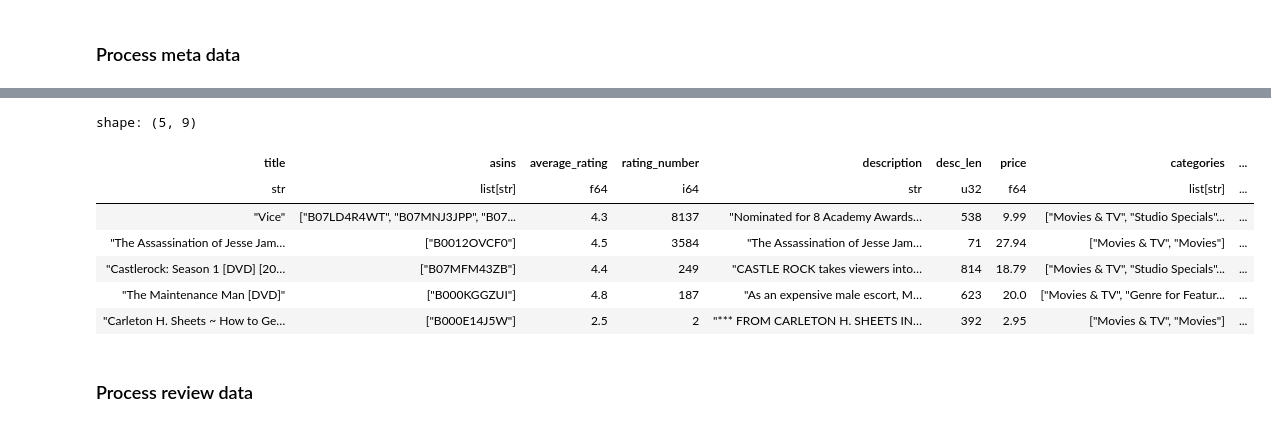
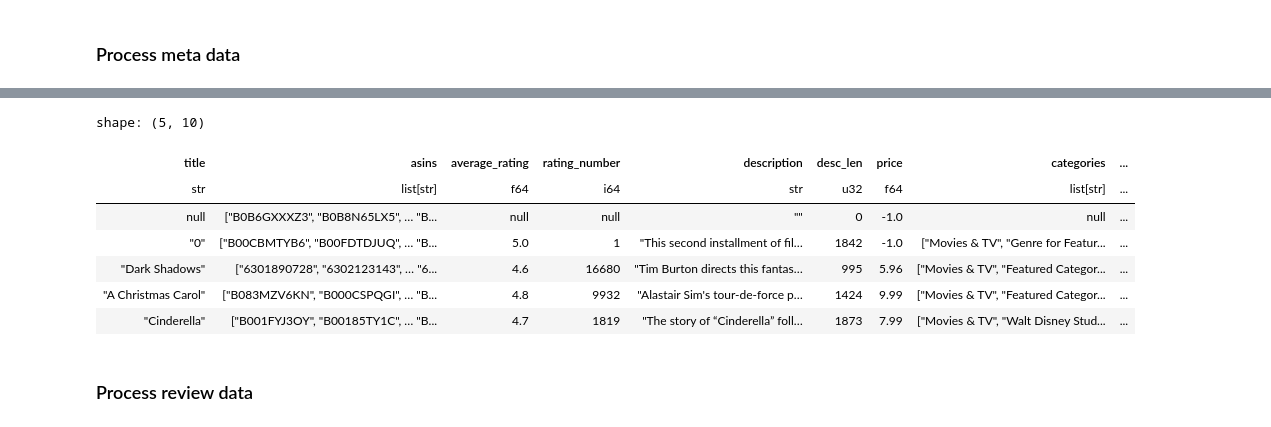
Before and after one commit to runeharlyk/CSS-02467-exam-project, a Jupyter notebook: Part 1.ipynb, the cells around one changed output, grey strips where cells are left out. Saved outputs shown, nothing was run; the diff lists cells and outputs as text; code cells hidden in the pictures.

```diff
--- a/Part 1.ipynb
+++ b/Part 1.ipynb
@@ -121,29 +111,32 @@ shape: (5, 9)
 # %%
 best_per_title = (
     df_meta.sort(["desc_len", "rating_number"], descending=[True, True])
     .group_by("title")
     .agg([
         pl.col("asin").unique().alias("asins"),
         pl.first("average_rating"),
         pl.first("rating_number"),
         pl.first("description"),
         pl.first("desc_len"),
         pl.first("price"),
         pl.first("categories"),
         pl.first("content_advisory")
     ])
+    .with_columns(
+        pl.col("asins").list.len().alias("num_asins")
+    )
 )
 
-best_per_title.limit(5)
+best_per_title.sort("num_asins", descending=True).limit(5)
 # %% [output]
-shape: (5, 9)
+shape: (5, 10)
 | title | asins | average_rating | rating_number | description | desc_len | price | categories | ... |
 | str | list[str] | f64 | i64 | str | u32 | f64 | list[str] | ... |
-| "Vice" | ["B07LD4R4WT", "B07MNJ3JPP", "B07... | 4.3 | 8137 | "Nominated for 8 Academy Awards… | 538 | 9.99 | ["Movies & TV", "Studio Specials"... | ... |
-| "The Assassination of Jesse Jam… | ["B0012OVCF0"] | 4.5 | 3584 | "The Assassination of Jesse Jam… | 71 | 27.94 | ["Movies & TV", "Movies"] | ... |
-| "Castlerock: Season 1 [DVD] [20… | ["B07MFM43ZB"] | 4.4 | 249 | "CASTLE ROCK takes viewers into… | 814 | 18.79 | ["Movies & TV", "Studio Specials"... | ... |
-| "The Maintenance Man [DVD]" | ["B000KGGZUI"] | 4.8 | 187 | "As an expensive male escort, M… | 623 | 20.0 | ["Movies & TV", "Genre for Featur... | ... |
-| "Carleton H. Sheets ~ How to Ge… | ["B000E14J5W"] | 2.5 | 2 | "*** FROM CARLETON H. SHEETS IN… | 392 | 2.95 | ["Movies & TV", "Movies"] | ... |
+| null | ["B0B6GXXXZ3", "B0B8N65LX5", … "B... | null | null | "" | 0 | -1.0 | null | ... |
+| "0" | ["B00CBMTYB6", "B00FDTDJUQ", … "B... | 5.0 | 1 | "This second installment of fil… | 1842 | -1.0 | ["Movies & TV", "Genre for Featur... | ... |
+| "Dark Shadows" | ["6301890728", "6302123143", … "6... | 4.6 | 16680 | "Tim Burton directs this fantas… | 995 | 5.96 | ["Movies & TV", "Featured Categor... | ... |
+| "A Christmas Carol" | ["B083MZV6KN", "B000CSPQGI", … "B... | 4.8 | 9932 | "Alastair Sim's tour-de-force p… | 1424 | 9.99 | ["Movies & TV", "Featured Categor... | ... |
+| "Cinderella" | ["B001FYJ3OY", "B00185TY1C", … "B... | 4.7 | 1819 | "The story of “Cinderella” foll… | 1873 | 7.99 | ["Movies & TV", "Walt Disney Stud... | ... |
 # %% [markdown]
 ### Process review data
 # %%
```
Also changed, not shown: parts of 26 cells of this notebook.
